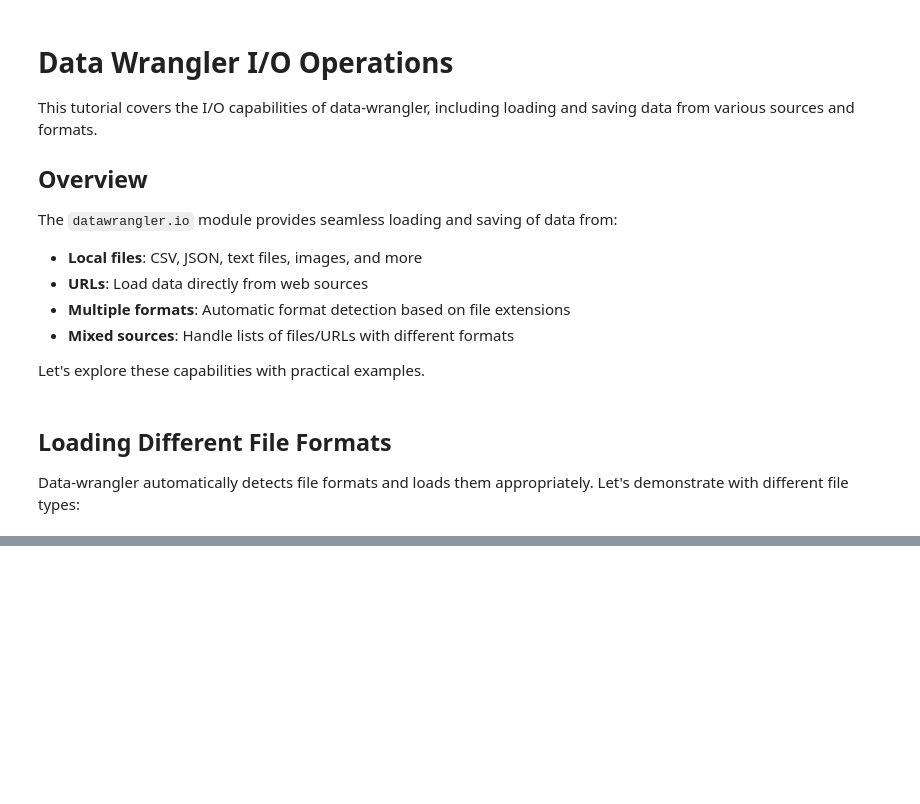
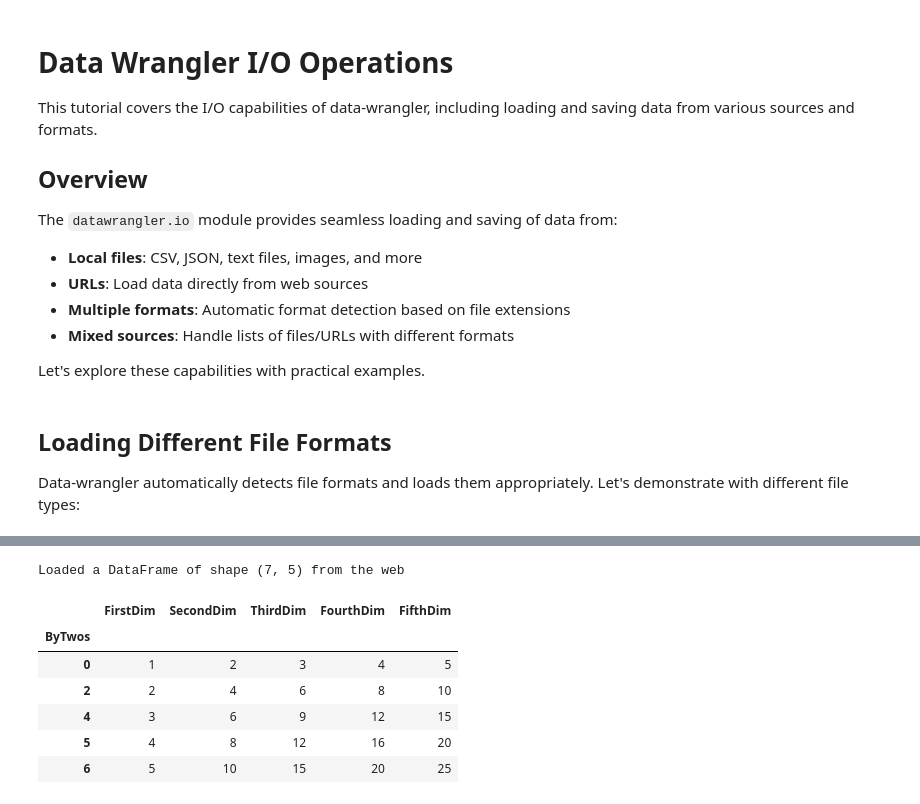
Before and after one commit to ContextLab/data-wrangler, a Jupyter notebook: docs/tutorials/io.ipynb, the cells around one changed output, grey strips where cells are left out. Saved outputs shown, nothing was run; the diff lists cells and outputs as text; code cells hidden in the pictures; blank space fills up the shorter version.

```diff
--- a/docs/tutorials/io.ipynb
+++ b/docs/tutorials/io.ipynb
@@ -72,0 +107,14 @@ print(f"- JSON: {json_file}")
+# %%
+url = 'https://raw.githubusercontent.com/ContextLab/data-wrangler/main/tests/resources/testdata.csv'
+remote_df = load(url, index_col=0)
+print(f'Loaded a {type(remote_df).__name__} of shape {remote_df.shape} from the web')
+remote_df.head()
+# %% [output]
+Loaded a DataFrame of shape (7, 5) from the web
+|  | FirstDim | SecondDim | ThirdDim | FourthDim | FifthDim |
+| ByTwos |  |  |  |  |  |
+| 0 | 1 | 2 | 3 | 4 | 5 |
+| 2 | 2 | 4 | 6 | 8 | 10 |
+| 4 | 3 | 6 | 9 | 12 | 15 |
+| 5 | 4 | 8 | 12 | 16 | 20 |
+| 6 | 5 | 10 | 15 | 20 | 25 |
```
Also changed, not shown: parts of 6 cells of this notebook, 6 other files.
